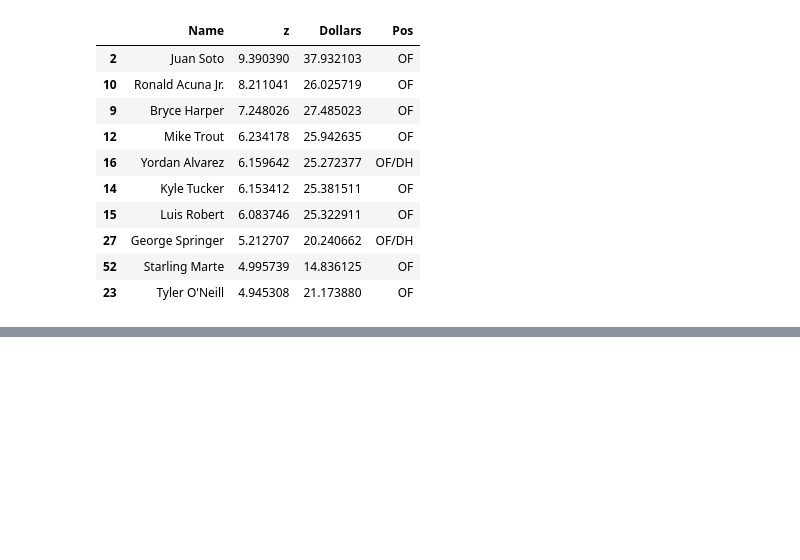
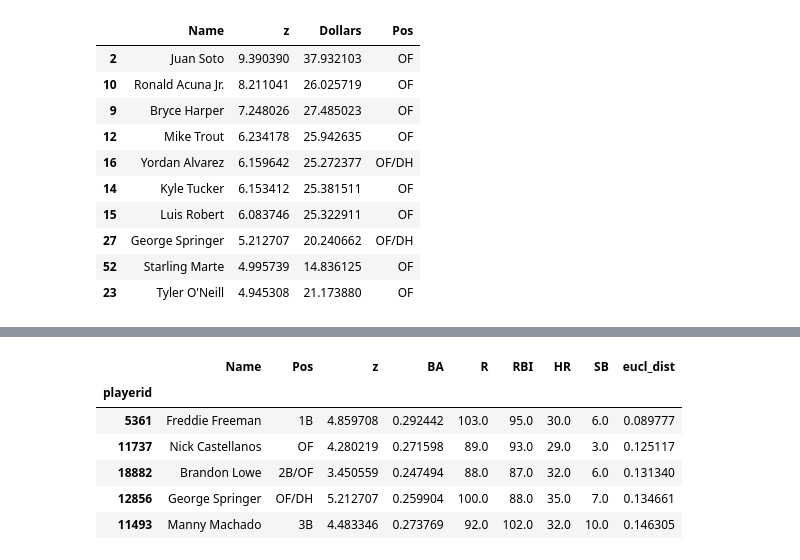
Before and after one commit to haueter19/baseball, a Jupyter notebook: Fantasy Work.ipynb, the cells around one changed output, grey strips where cells are left out. Cells and saved outputs as stored; diff of their text form; code cells hidden in the pictures; blank space fills up the shorter version.

```diff
--- a/Fantasy Work.ipynb
+++ b/Fantasy Work.ipynb
@@ -266,4 +279,35 @@ owners_df
 # %%
 owner_list = ['Avg Joes', 'Brewbirds', 'Charmer', 'Dirty Birds', 'Harvey', 'Lil Trump', 'Lima Time', 'Midnight', 'Moms Cookin', 'Roid Ragers', 'Trouble', 'Wu-Tang']
-roster = pd.DataFrame(index=['C', '1B', '2B', '3B', 'SS', 'MI', 'CI', 'OF1', 'OF2', 'OF3', 'OF4', 'OF5', 'DH1', 'DH2'], data=np.zeros((14,12)), columns=owner_list)
+roster = pd.DataFrame(index=['C', '1B', '2B', '3B', 'SS', 'MI', 'CI', 'OF1', 'OF2', 'OF3', 'OF4', 'OF5', 'DH1', 'DH2', 'P1', 'P2', 'P3', 'P4', 'P5', 'P6', 'P7', 'P8', 'P9'], data=np.zeros((23,12)), columns=owner_list)
+# %%
+def check_roster_pos(roster, name, team_name, pos, eligible):
+    eligible_at = eligible.split('/')
+    eligibility = []
+    for p in eligible.split('/'):
+        if p=='C':
+            eligibility.extend(['C'])
+        if p=='1B':
+            eligibility.extend(['1B', 'CI'])
+        if p=='2B':
+            eligibility.extend(['2B', 'MI'])
+        if p=='3B':
+            eligibility.extend(['3B', 'CI'])
+        if p=='SS':
+            eligibility.extend(['SS', 'MI'])
+        if p=='OF':
+            eligibility.extend(['OF1', 'OF2', 'OF3', 'OF4', 'OF5'])
+        if p in ['SP', 'RP']:
+            eligibility.extend(['P1', 'P2', 'P3', 'P4', 'P5', 'P6', 'P7', 'P8', 'P9'])
+
+    eligibility = list(dict.fromkeys(eligibility))
+    if 'SP' in eligible_at or 'RP' in eligible_at:
+        pos_list = eligibility
+    else:
+        pos_list = eligibility+['DH1', 'DH2']
+    for p in pos_list:
+        if roster.loc[p, team_name]==0:
+            roster.loc[p, team_name] = name
+            return p
+
+    return pos_list
 # %%
@@ -363,3 +417,5 @@ df[(df['Primary_Pos']==tier_pos) & (df['Owner'].isna())].iloc[:6][['Name', 'Pos'
+# %%
+df['next_in_tier'] = df.apply(lambda x: next_closest_in_tier(df, x['Primary_Pos'], x['playerid']),axis=1)
 # %%
 df[(df['Primary_Pos']==tier_pos) & (df['z']>0)]['Value'].hist()
 # %% [output]
@@ -652,7 +715,15 @@ def add_distance_metrics(h, player_id, col_list):
         #df2.at[j,'manh_dist']= sum(abs(e - s) for s, e in zip(scaled_df.loc[player_id,col_list], row[col_list]))
     return df2.sort_values('eucl_dist').iloc[1:6]
 # %%
-add_distance_metrics(df, '14566', cols)#.iloc[1:6]
+add_distance_metrics(df, '9218', cols)
+# %% [output]
+|  | Name | Pos | z | BA | R | RBI | HR | SB | eucl_dist |
+| playerid |  |  |  |  |  |  |  |  |  |
+| 5361 | Freddie Freeman | 1B | 4.859708 | 0.292442 | 103.0 | 95.0 | 30.0 | 6.0 | 0.089777 |
+| 11737 | Nick Castellanos | OF | 4.280219 | 0.271598 | 89.0 | 93.0 | 29.0 | 3.0 | 0.125117 |
+| 18882 | Brandon Lowe | 2B/OF | 3.450559 | 0.247494 | 88.0 | 87.0 | 32.0 | 6.0 | 0.131340 |
+| 12856 | George Springer | OF/DH | 5.212707 | 0.259904 | 100.0 | 88.0 | 35.0 | 7.0 | 0.134661 |
+| 11493 | Manny Machado | 3B | 4.483346 | 0.273769 | 92.0 | 102.0 | 32.0 | 10.0 | 0.146305 |
 # %%
 mask = (df['Pos'].str.contains('C')) & (df['Owner'].isna())
 df[mask][['Name', 'z', 'Dollars', 'HR', 'R', 'RBI', 'SB', 'BA']].sort_values('z', ascending=False).head(10)
```
Also changed, not shown: parts of 9 cells of this notebook, 4 other files.
